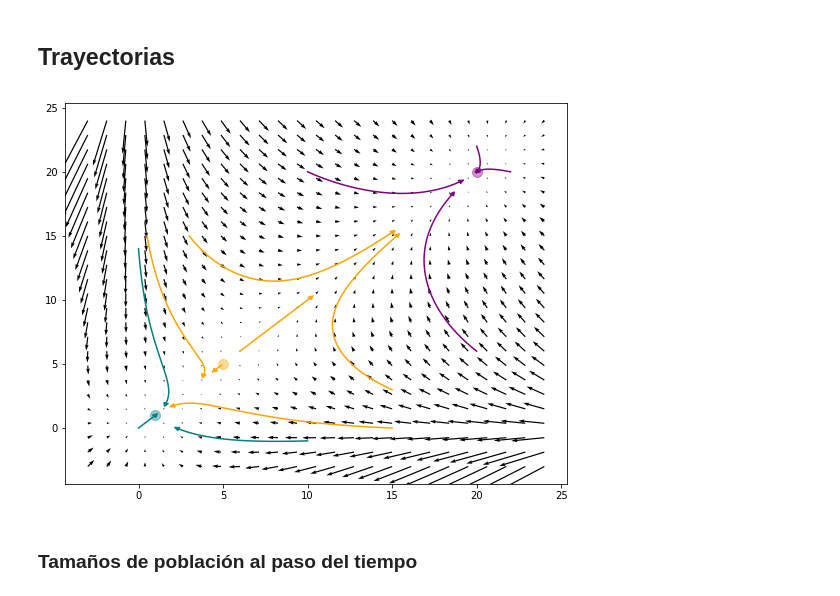
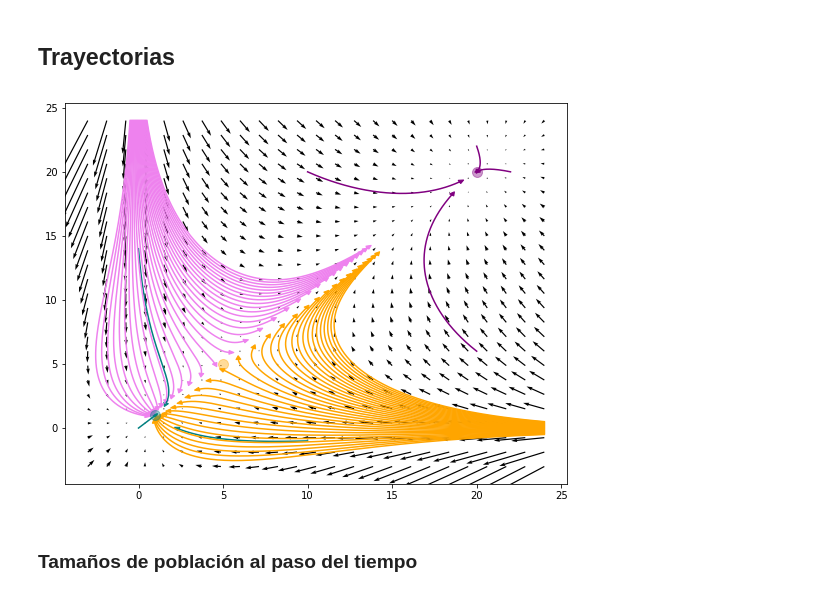
Before and after one commit to rgarcia-herrera/sistemas-dinamicos, a Jupyter notebook: human_immune.ipynb, the cells around one changed output. Saved outputs shown, nothing was run; the diff lists cells and outputs as text; code cells hidden in the pictures.

```diff
--- a/human_immune.ipynb
+++ b/human_immune.ipynb
@@ -216,40 +228,40 @@ def linea(E1_0, E2_0, dt=0.1, steps=300, color='teal'):
     plt.plot(E1, E2, color=color)
     plt.arrow(E1[-2], E2[-2],E1[-1] - E1[-2], E2[-1] - E2[-2],
                color=color, head_width=0.3, head_length=0.3)
 
 
 i, j = np.meshgrid(np.linspace(-3, 24, 25),
                    np.linspace(-3, 24, 25))
 
 u = dE1(i, j)
 v = dE2(i, j)
 
 fig = plt.figure(figsize=(9,7))
 plt.quiver(i, j, u, v)
 
 linea(0,0, dt=0.01)
 linea(0,14, dt=0.01)
 linea(10,-1, dt=0.01, steps=120)
 
-linea(3, 15, dt=0.01, color='orange')
-linea(0.5, 15, dt=0.01, color='orange')
-linea(15, 3, dt=0.01, color='orange')
-linea(15, 0, dt=0.01, color='orange')
-linea(6, 6, dt=0.01, color='orange')
-linea(4.9, 4.9, dt=0.01, color='orange')
+
+for N in np.linspace(-0.5, 0.5, 32):
+    linea(24, N, dt=0.01, color='orange')
+for N in np.linspace(-0.5, 0.5, 32):
+    linea(N, 24, dt=0.01, color='violet')
+
 
 linea(22, 20, dt=0.01, color='purple')
 linea(20, 22, dt=0.01, color='purple')
 linea(10, 20, dt=0.01, color='purple')
 linea(20, 6, dt=0.01, color='purple')
 
 plt.plot(1, 1, 'teal', marker='o', markersize=10, alpha=0.4)
 plt.plot(5, 5, 'orange', marker='o', markersize=10, alpha=0.4)
 plt.plot(20, 20, 'purple', marker='o', markersize=10, alpha=0.4)
 
 plt.show()
 # %% [output]
-[figure, old version]
+[figure, new version]
 # %% [markdown]
 ### Tamaños de población al paso del tiempo
 # %%
```
Also changed, not shown: parts of 30 cells of this notebook.
